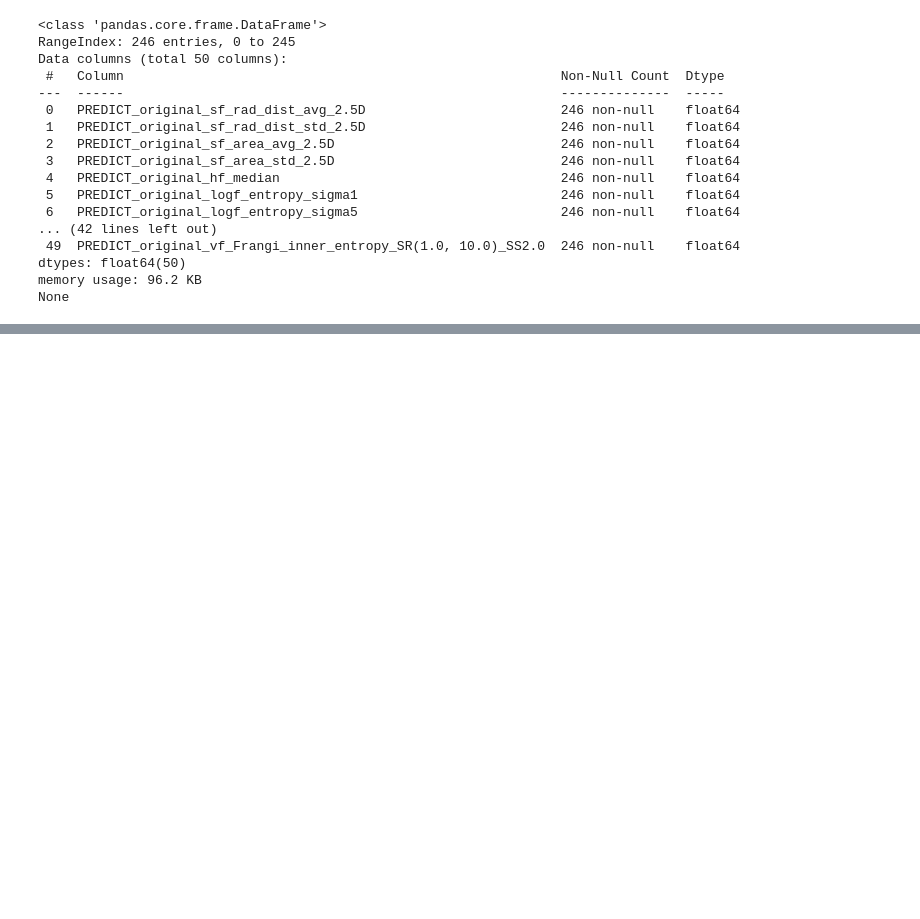
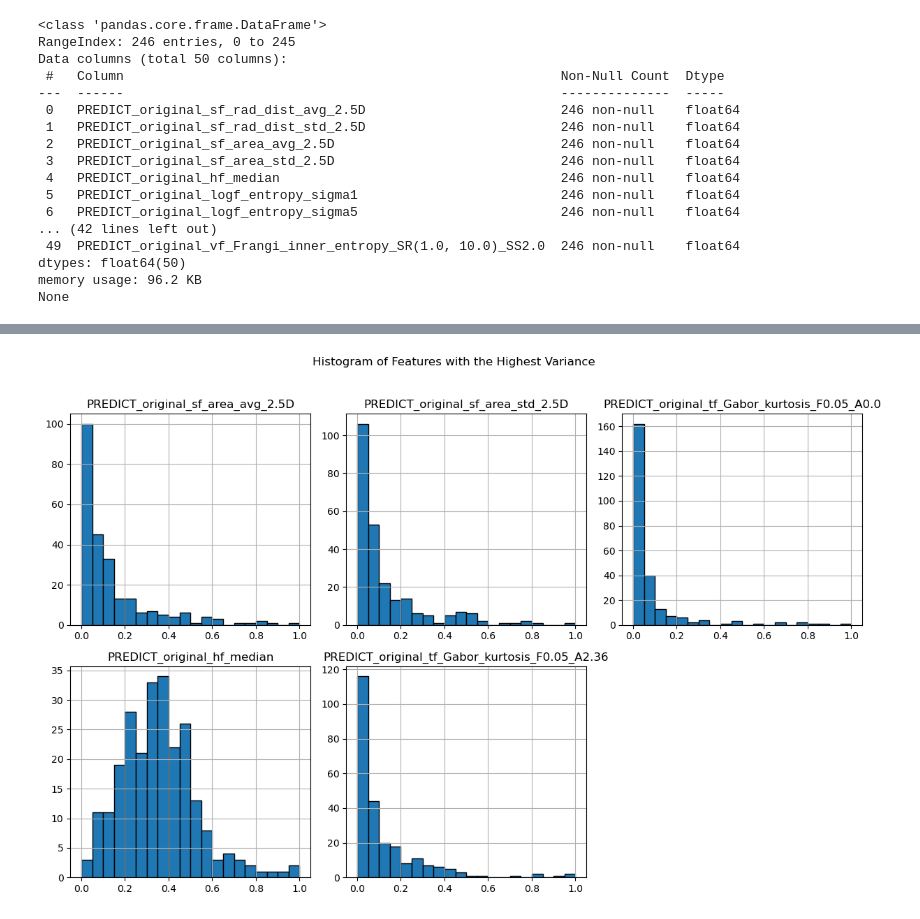
Before and after one commit to Roberto-TM/TM10007_ML_Project_group3, a Jupyter notebook: assignment.ipynb, the cells around one changed output, grey strips where cells are left out. Saved outputs shown, nothing was run; the diff lists cells and outputs as text; code cells hidden in the pictures; blank space fills up the shorter version.

```diff
--- a/assignment.ipynb
+++ b/assignment.ipynb
@@ -111,0 +117,8 @@ plt.show()
+# %%
+# Histogram of the features with the highest variance
+x_reduced[top_features].hist(bins=20, figsize=(12, 8), layout=(2, 3), edgecolor='black')
+plt.suptitle("Histogram of Features with the Highest Variance")
+plt.tight_layout(rect=[0, 0, 1, 0.96])
+plt.show()
+# %% [output]
+[figure, added]
```
Also changed, not shown: parts of 2 cells of this notebook.
